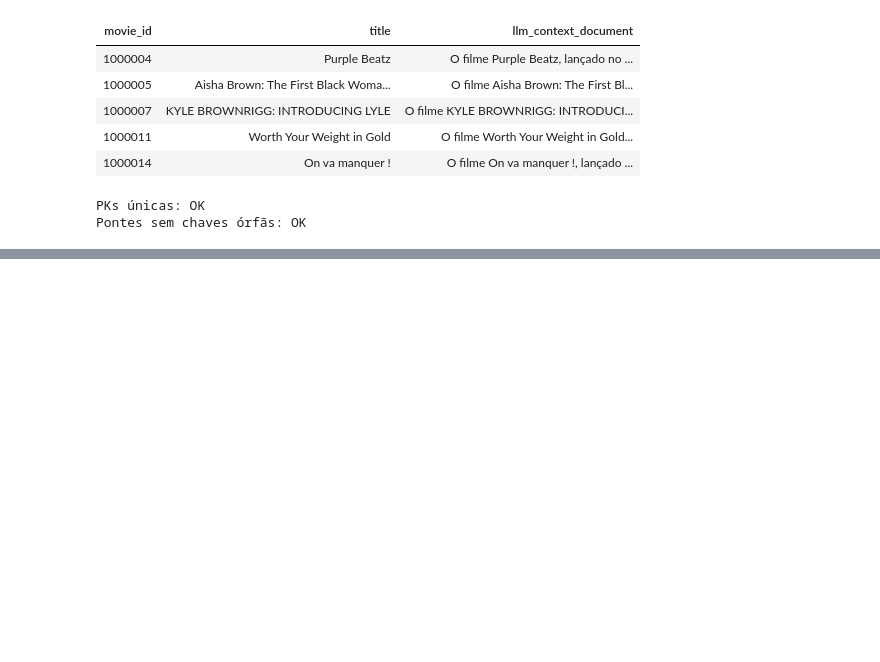
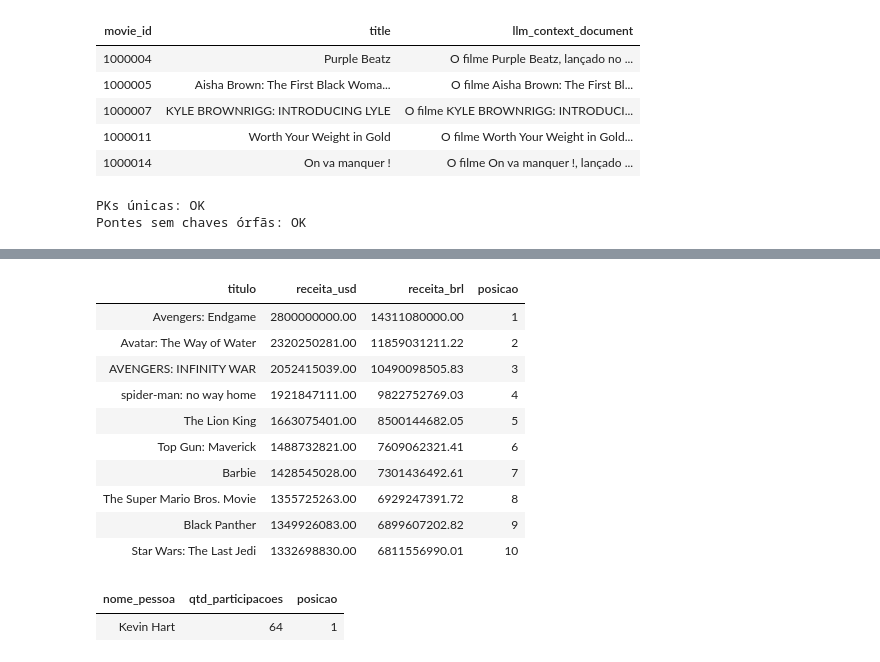
Before and after one commit to RyeiEstevan/CineData-Rocket_Lab, a Jupyter notebook: Notebooks/Silver_to_Gold.ipynb, the cells around one changed output, grey strips where cells are left out. Cells and saved outputs as stored; diff of their text form; code cells hidden in the pictures; blank space fills up the shorter version.

Commit message:
Colocando as queries na gold

```diff
--- a/Notebooks/Silver_to_Gold.ipynb
+++ b/Notebooks/Silver_to_Gold.ipynb
@@ -301,0 +355,58 @@ Pontes sem chaves órfãs: OK
+# %%
+# Pergunta 4 — Top 10 filmes por receita, com RANK()
+display(spark.sql("""
+    SELECT titulo, receita_usd, receita_brl, posicao
+    FROM (
+        SELECT m.titulo, f.receita_usd, f.receita_brl,
+               RANK() OVER (ORDER BY f.receita_usd DESC) AS posicao
+        FROM gold.fact_movies_performance f
+        JOIN gold.dim_movies m ON m.sk_movie_id = f.sk_movie_id
+        WHERE f.receita_usd IS NOT NULL
+    )
+    WHERE posicao <= 10
+    ORDER BY posicao, titulo
+"""))
+# %% [output]
+| titulo | receita_usd | receita_brl | posicao |
+| Avengers: Endgame | 2800000000.00 | 14311080000.00 | 1 |
+| Avatar: The Way of Water | 2320250281.00 | 11859031211.22 | 2 |
+| AVENGERS: INFINITY WAR | 2052415039.00 | 10490098505.83 | 3 |
+| spider-man: no way home | 1921847111.00 | 9822752769.03 | 4 |
+| The Lion King | 1663075401.00 | 8500144682.05 | 5 |
+| Top Gun: Maverick | 1488732821.00 | 7609062321.41 | 6 |
+| Barbie | 1428545028.00 | 7301436492.61 | 7 |
+| The Super Mario Bros. Movie | 1355725263.00 | 6929247391.72 | 8 |
+| Black Panther | 1349926083.00 | 6899607202.82 | 9 |
+| Star Wars: The Last Jedi | 1332698830.00 | 6811556990.01 | 10 |
+# %%
+# Pergunta 5 — Ator com mais participações em filmes lançados nos últimos 2 anos
+# (RANK = 1 mostra todos os empatados na primeira posição)
+display(spark.sql("""
+    WITH lim AS (
+        SELECT MAX(data_lancamento) AS dt_max
+        FROM gold.dim_movies
+        WHERE status_filme = 'Lançado' AND data_lancamento <= current_date()
+    ),
+    base AS (
+        SELECT p.nome_pessoa, COUNT(DISTINCT m.sk_movie_id) AS qtd_participacoes
+        FROM gold.dim_movies m
+        CROSS JOIN lim
+        JOIN gold.bridge_movie_person b ON b.sk_movie_id = m.sk_movie_id
+        JOIN gold.dim_people p ON p.sk_person_id = b.sk_person_id
+        WHERE p.tipo_pessoa = 'Ator'
+          AND m.status_filme = 'Lançado'
+          AND m.data_lancamento >  add_months(lim.dt_max, -24)
+          AND m.data_lancamento <= lim.dt_max
+        GROUP BY p.nome_pessoa
+    )
+    SELECT nome_pessoa, qtd_participacoes, posicao
+    FROM (
+        SELECT nome_pessoa, qtd_participacoes,
+               RANK() OVER (ORDER BY qtd_participacoes DESC) AS posicao
+        FROM base
+    )
+    WHERE posicao = 1
+"""))
+# %% [output]
+| nome_pessoa | qtd_participacoes | posicao |
+| Kevin Hart | 64 | 1 |
```
Also changed, not shown: parts of 5 cells of this notebook, 1 other file.
